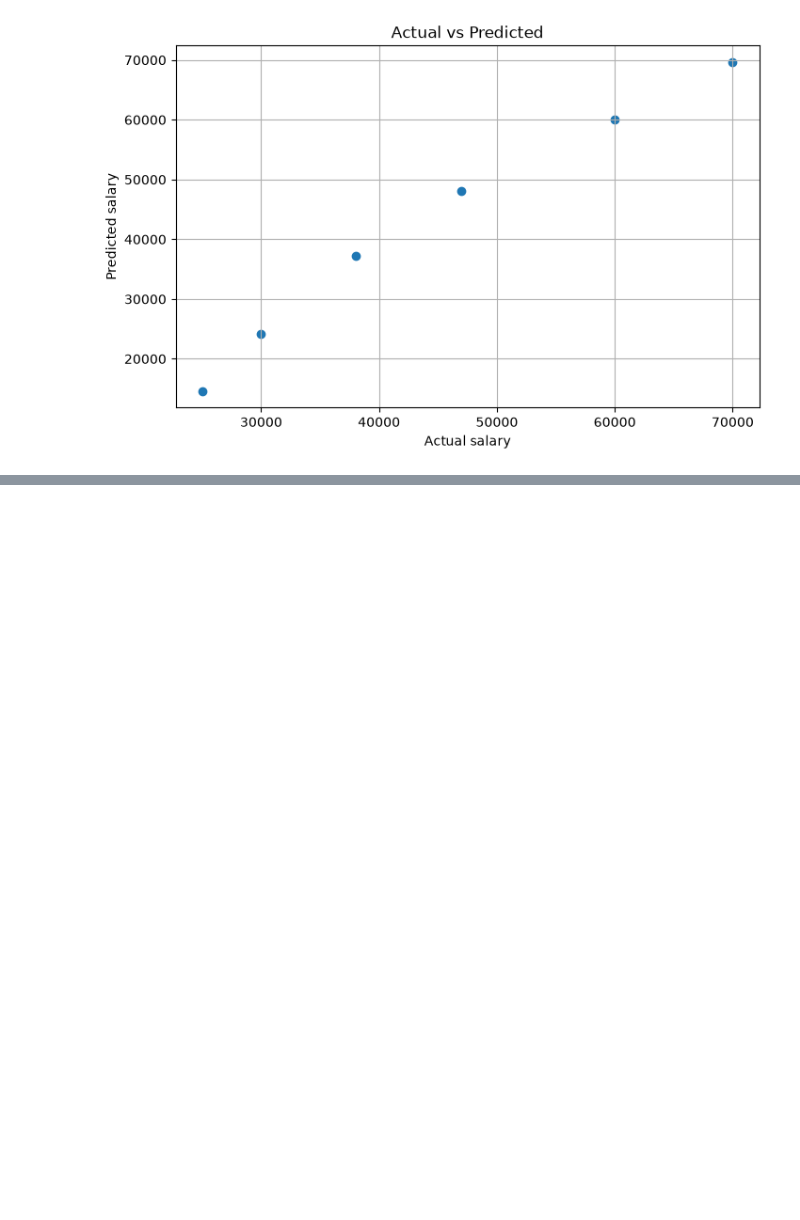
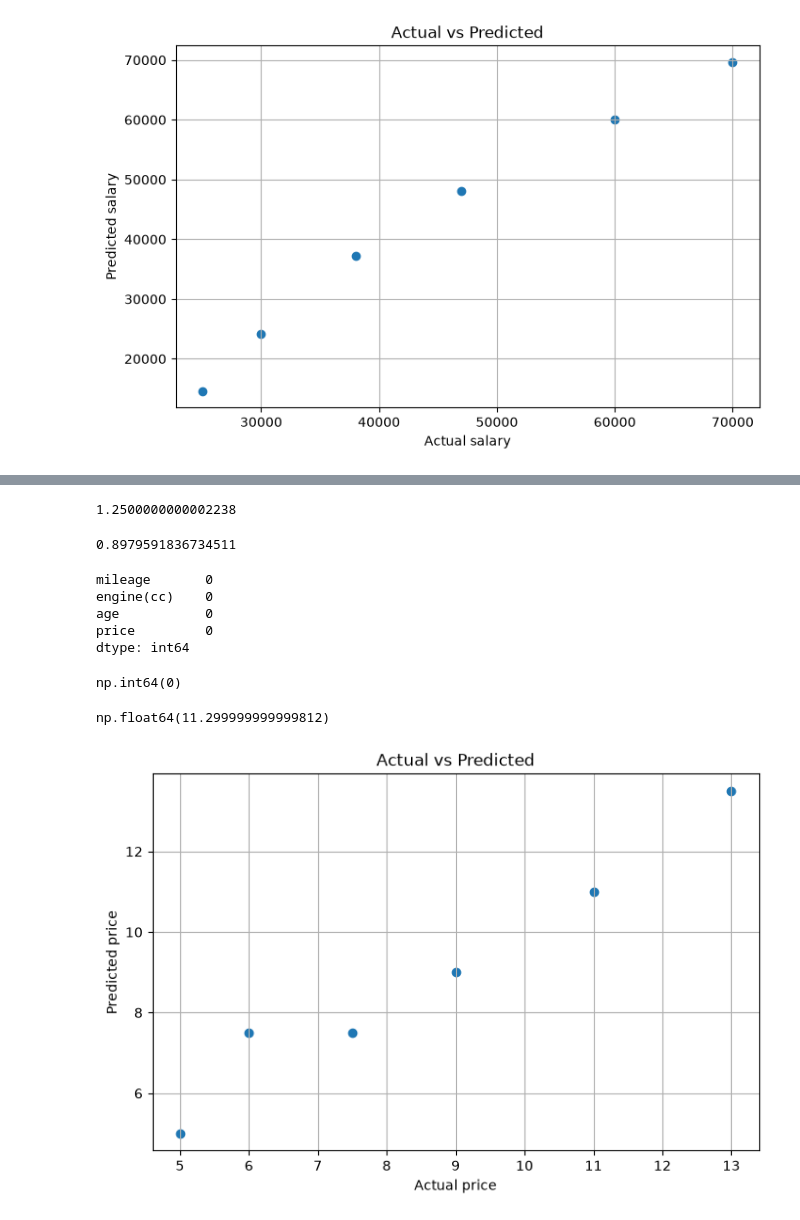
Before and after one commit to Shaurya170319/PBEL12, a Jupyter notebook: Multiple_Linear_Regression.ipynb, the cells around one changed output, grey strips where cells are left out. Cells and saved outputs as stored; diff of their text form; code cells hidden in the pictures; blank space fills up the shorter version.

Commit message:
Updated Multiple_Linear_Regression

```diff
--- a/Multiple_Linear_Regression.ipynb
+++ b/Multiple_Linear_Regression.ipynb
@@ -440,0 +452,9 @@ plt.show()
+# %%
+data={
+    'mileage': [15, 18, 20, 22, 25, 28],
+    'engine(cc)': [1000, 1200, 1500, 1800, 2000, 2200],
+    'age': [2, 3, 5, 4, 6, 7],
+    'price': [5, 6, 7.5, 9, 11, 13]
+}
+df= pd.DataFrame(data)
+print(df)
@@ -440,0 +469,12 @@ plt.show()
+# %%
+x=df[['mileage','engine(cc)','age']]
+y=df['price']
+# %%
+x_train,x_test,y_train,y_test = train_test_split(
+    x,y,
+    test_size=0.2,
+    random_state=40
+)
+# %%
+model=LinearRegression()
+model.fit(x_train,y_train)
@@ -440,0 +507,41 @@ plt.show()
+# %%
+mse= mean_squared_error(y_test,y_pred)
+mse
+# %% [output]
+1.2500000000002238
+# %%
+r2=r2_score(y_test,y_pred)# Accurate result
+r2
+# %% [output]
+0.8979591836734511
+# %%
+df.isnull().sum()
+# %% [output]
+mileage       0
+engine(cc)    0
+age           0
+price         0
+dtype: int64
+# %%
+df.duplicated().sum()
+# %% [output]
+np.int64(0)
+# %%
+new_price= [[
+    24,1800,5
+]]# Data frame mein convert karne ke liye
+prediction_new_price= model.predict(new_price)
+prediction_new_price[0]
+# %% [output]
+np.float64(11.299999999999812)
+# %%
+all_pred =model.predict(x)
+plt.figure(figsize=(8,5))
+plt.scatter(y,all_pred)
+plt.xlabel("Actual price")
+plt.ylabel("Predicted price")
+plt.title("Actual vs Predicted")
+plt.grid(True)
+plt.show()
+# %% [output]
+[figure, added]
```
Also changed, not shown: parts of 8 cells of this notebook.
